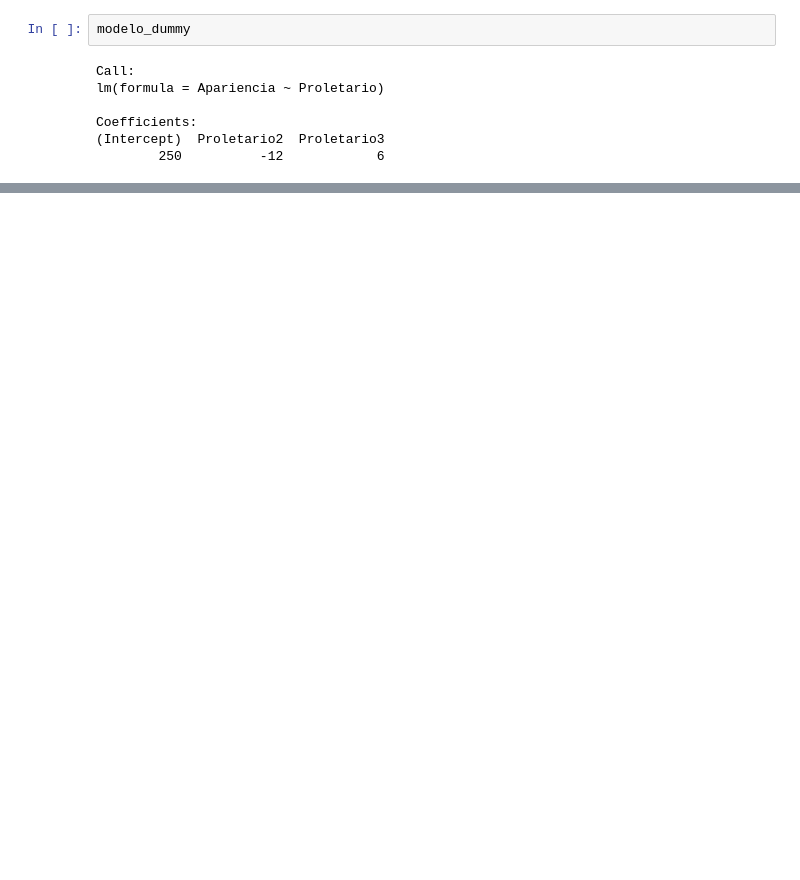
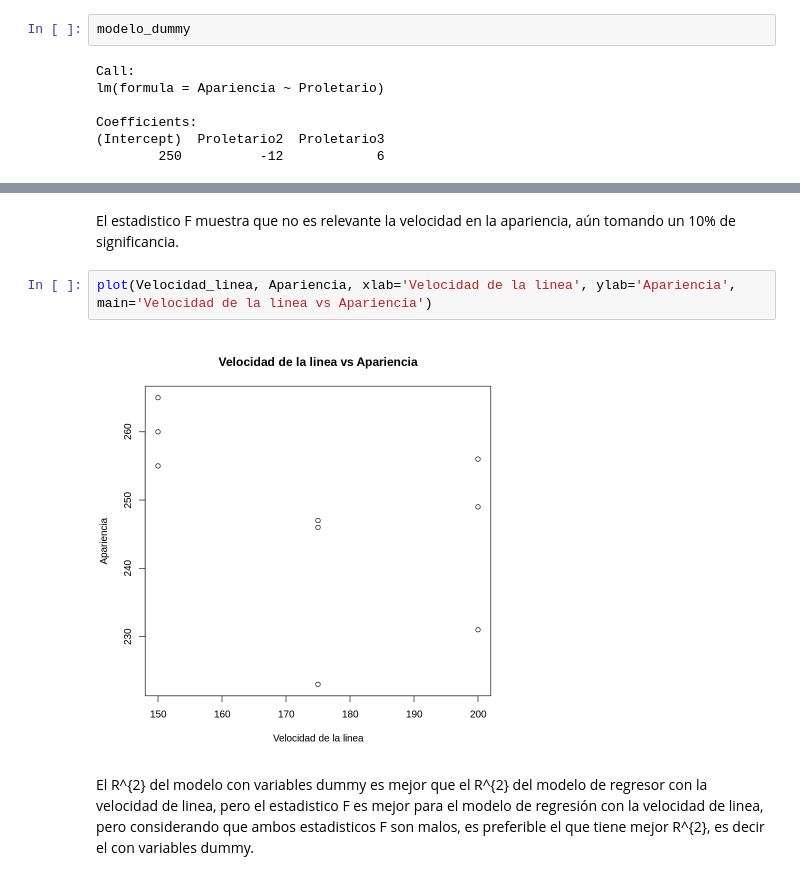
Before and after one commit to Taz-Ricardo/Mat-266, a Jupyter notebook: Tarea_3_regresion.ipynb, the cells around one changed output, grey strips where cells are left out. Saved outputs shown, nothing was run; the diff lists cells and outputs as text; blank space fills up the shorter version.

```diff
--- a/Tarea_3_regresion.ipynb
+++ b/Tarea_3_regresion.ipynb
@@ -174,0 +149,8 @@ Coefficients:
+# %% [markdown]
+El estadistico F muestra que no es relevante la velocidad en la apariencia, aún tomando un 10% de significancia.
+# %%
+plot(Velocidad_linea, Apariencia, xlab='Velocidad de la linea', ylab='Apariencia', main='Velocidad de la linea vs Apariencia')
+# %% [output]
+[figure, added]
+# %% [markdown]
+El R^{2} del modelo con variables dummy es mejor que el R^{2} del modelo de regresor con la velocidad de linea, pero el estadistico F es mejor para el modelo de regresión con la velocidad de linea, pero considerando que ambos estadisticos F son malos, es preferible el que tiene mejor R^{2}, es decir el con variables dummy.
```
Also changed, not shown: parts of 10 cells of this notebook.
